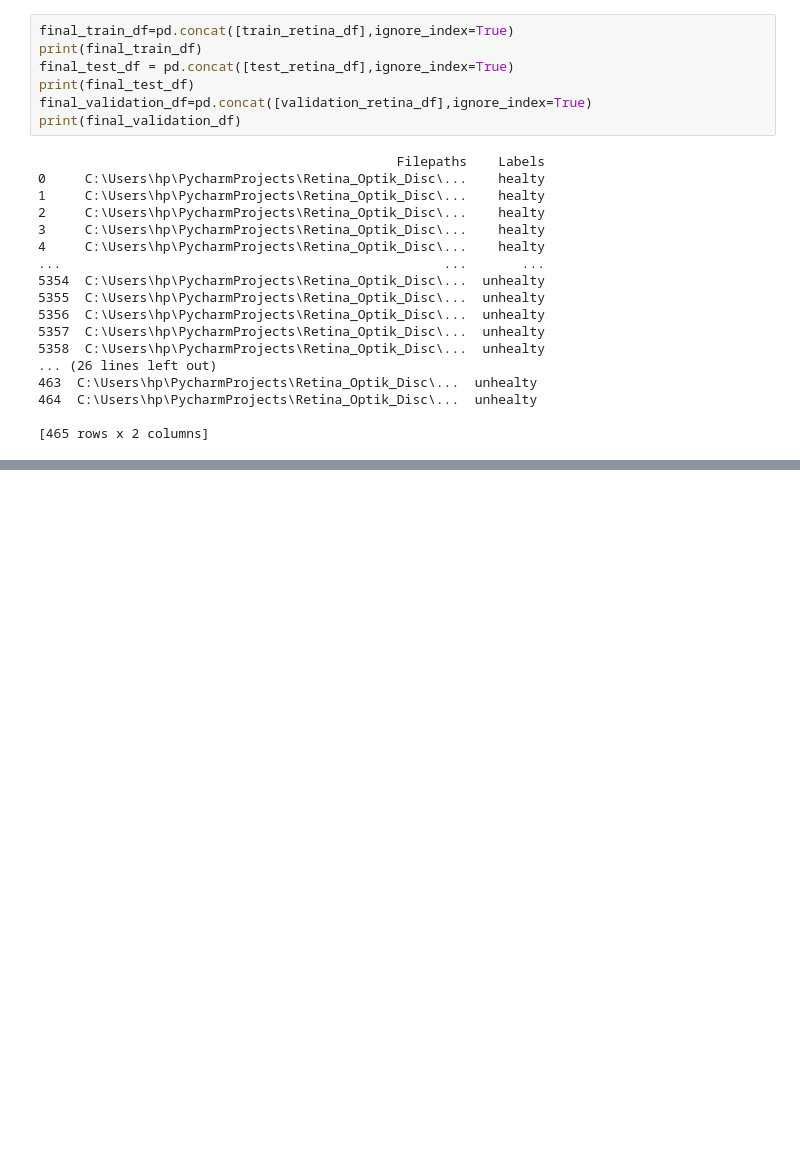
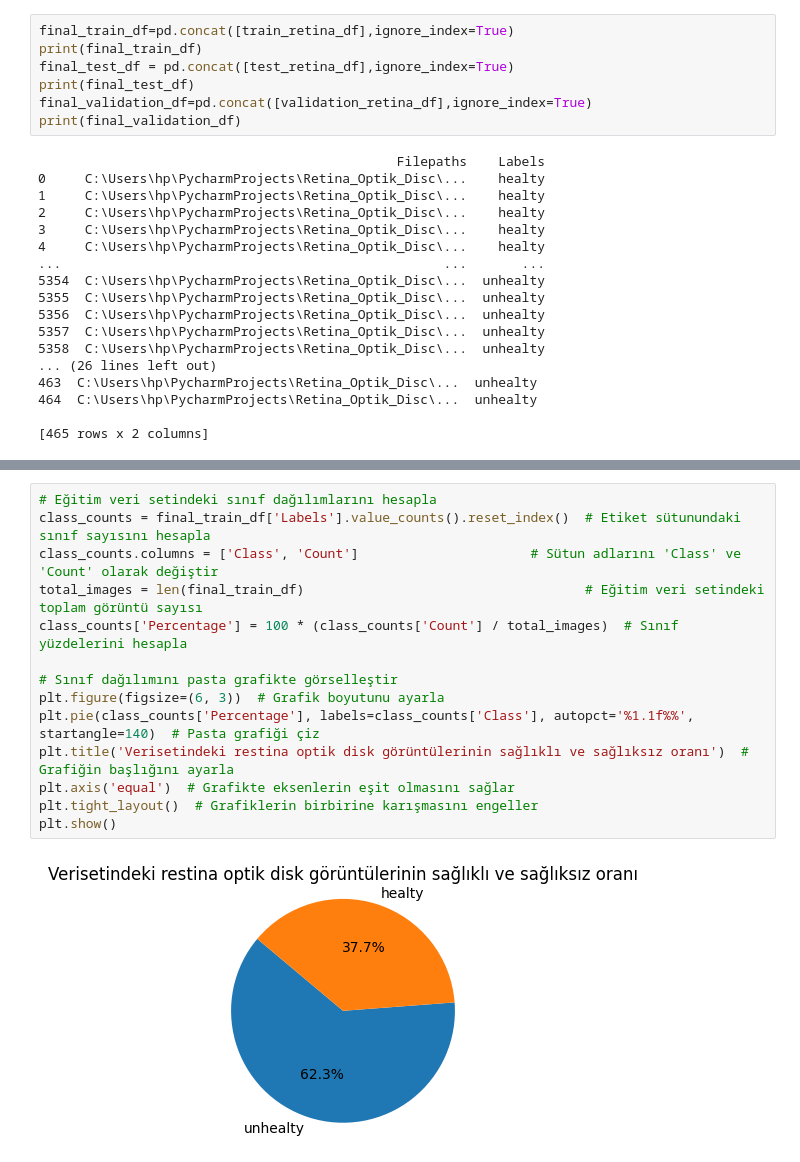
Before and after one commit to esmagelebek/Retina_Optik_Disc, a Jupyter notebook: resnet.ipynb, the cells around one changed output, grey strips where cells are left out. Drawn from its saved outputs; the diff is of its cells as text; blank space fills up the shorter version.

```diff
--- a/resnet.ipynb
+++ b/resnet.ipynb
@@ -240,0 +297,16 @@ print(final_validation_df)
+# %%
+# Eğitim veri setindeki sınıf dağılımlarını hesapla
+class_counts = final_train_df['Labels'].value_counts().reset_index()  # Etiket sütunundaki sınıf sayısını hesapla
+class_counts.columns = ['Class', 'Count']                      # Sütun adlarını 'Class' ve 'Count' olarak değiştir
+total_images = len(final_train_df)                                    # Eğitim veri setindeki toplam görüntü sayısı
+class_counts['Percentage'] = 100 * (class_counts['Count'] / total_images)  # Sınıf yüzdelerini hesapla
+
+# Sınıf dağılımını pasta grafikte görselleştir
+plt.figure(figsize=(6, 3))  # Grafik boyutunu ayarla
+plt.pie(class_counts['Percentage'], labels=class_counts['Class'], autopct='%1.1f%%', startangle=140)  # Pasta grafiği çiz
+plt.title('Verisetindeki restina optik disk görüntülerinin sağlıklı ve sağlıksız oranı')  # Grafiğin başlığını ayarla
+plt.axis('equal')  # Grafikte eksenlerin eşit olmasını sağlar
+plt.tight_layout()  # Grafiklerin birbirine karışmasını engeller
+plt.show()
+# %% [output]
+[figure, added]
```
Also changed, not shown: parts of 3 cells of this notebook.
